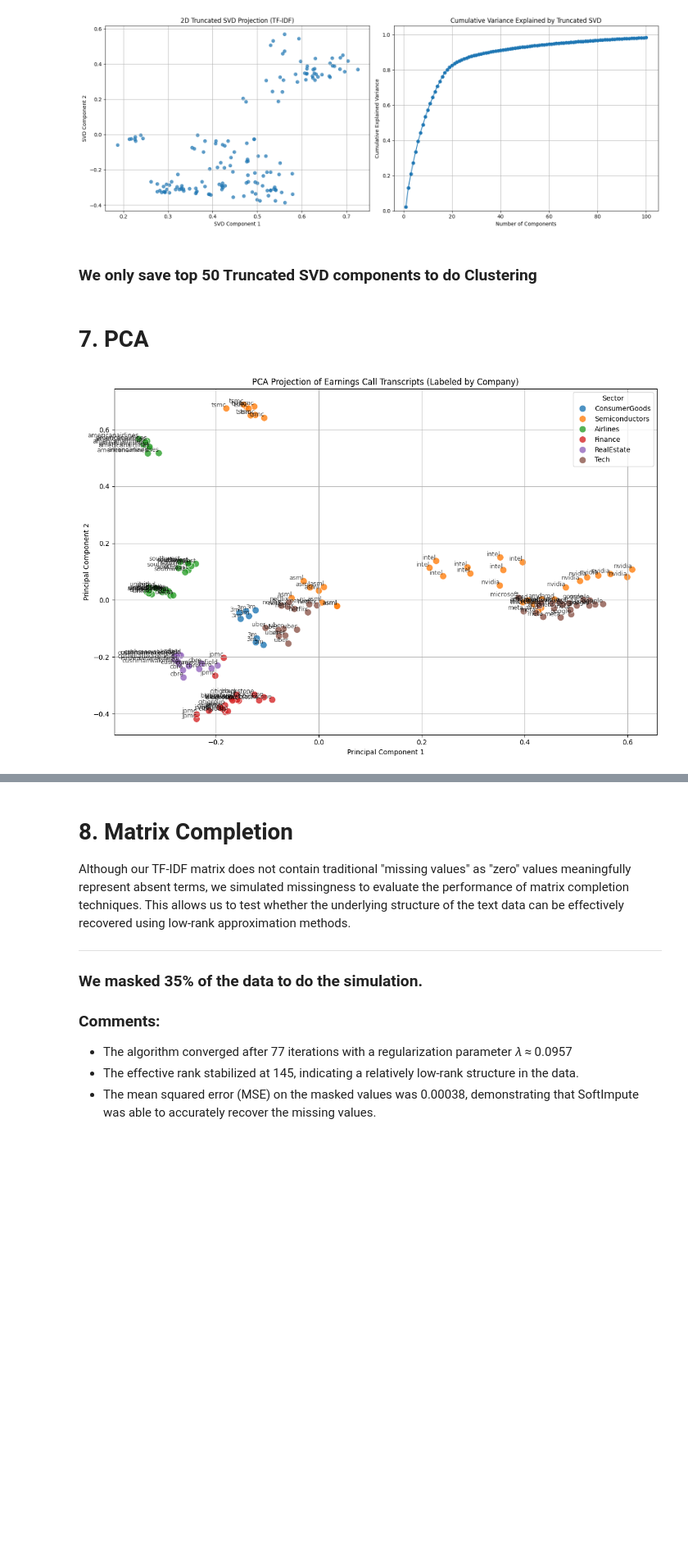
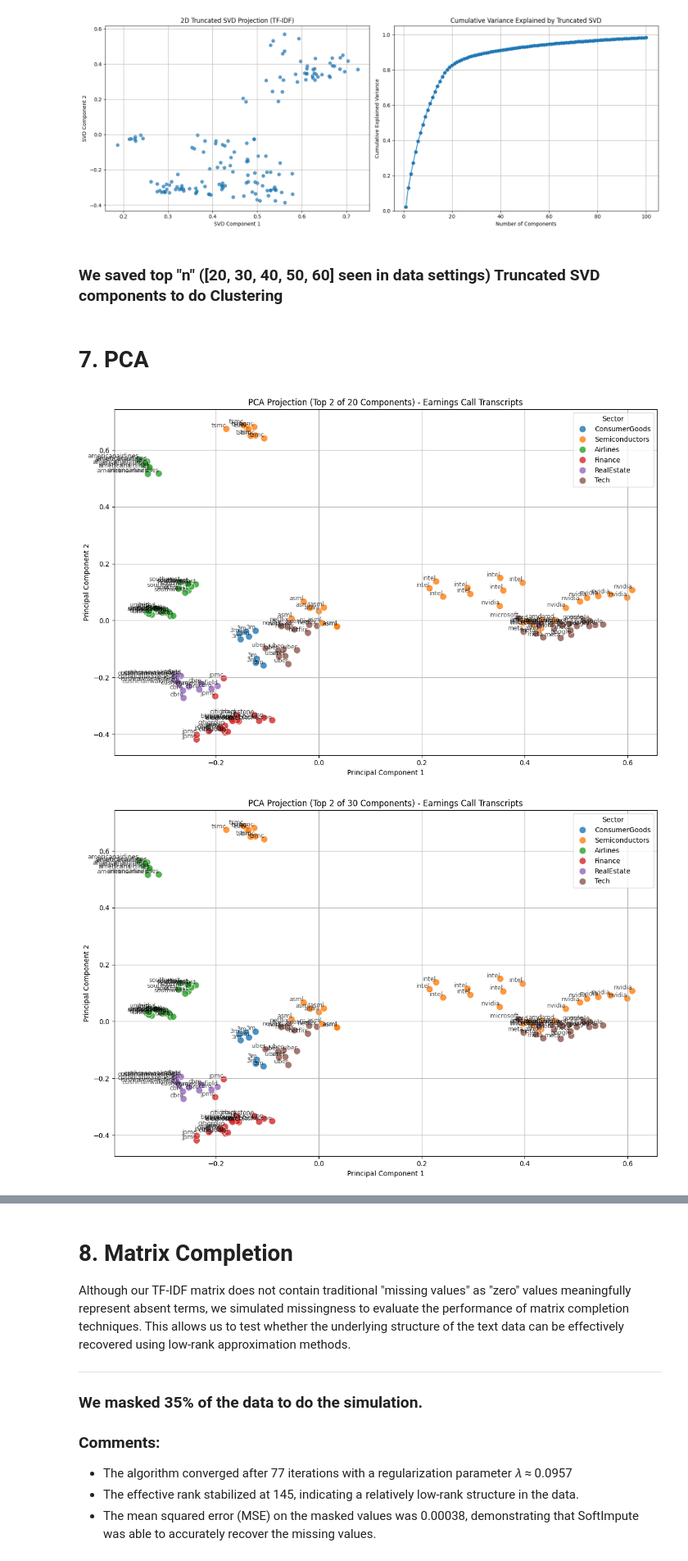
Before and after one commit to sahn1998/EarningsTranscripts-NLP, a Jupyter notebook: notebooks/transcript-1000/data_preprocess_1000_words.ipynb, the cells around one changed output, grey strips where cells are left out. Shown at 82% size. Cells and saved outputs as stored; diff of their text form; code cells hidden in the pictures; blank space fills up the shorter version.

Commit message:
better labels for both clustering and data preprocess

```diff
--- a/notebooks/transcript-1000/data_preprocess_1000_words.ipynb
+++ b/notebooks/transcript-1000/data_preprocess_1000_words.ipynb
@@ -218,7 +218,7 @@ company_to_sector = {
 ### 2.3. Data Settings for variables
 # %%
 NUMBER_OF_WORDS_TO_KEEP = 1000 # Change this to keep more or fewer words
-NUMBER_OF_COMPONENTS = 50 # Default is 50 for 1000 words from our SVD/PCA
+NUMBER_OF_COMPONENTS = [20, 30, 40, 50, 60] # Default is 50 for 1000 words from our SVD/PCA
 
 data_save_file_path = Path(f"./{NUMBER_OF_WORDS_TO_KEEP}-words-kept-data/")
 # %% [markdown]
@@ -264,7 +264,7 @@ def full_preprocess(text):
 # 4. Load Data
 # %%
 # --- Load and process transcript files ---
-base_dir = "../data"
+base_dir = "../../data"
 documents = []
 companies = []
 quarters = []
@@ -430,5 +431,5 @@ plt.show()
 # %% [output]
 [figure]
 # %% [markdown]
-### We only save top 50 Truncated SVD components to do Clustering
+### We saved top "n" ([20, 30, 40, 50, 60] seen in data settings) Truncated SVD components to do Clustering
 # %%
@@ -448,44 +450,46 @@ top_50_df.to_csv(f"{data_save_file_path}/truncated_svd_{NUMBER_OF_COMPONENTS}_co
 # %%
 from sklearn.decomposition import PCA
 import matplotlib.pyplot as plt
 import seaborn as sns
 import pandas as pd
 
 # Reduce to 2 principal components
 np.random.seed(42)
-pca = PCA(n_components=NUMBER_OF_COMPONENTS)
-pca_result = pca.fit_transform(reduced_matrix)
+for n_components in NUMBER_OF_COMPONENTS:
+    # Perform PCA
+    pca = PCA(n_components=n_components)
+    pca_result = pca.fit_transform(reduced_matrix)
 
-# Create DataFrame for plotting
-df_pca = pd.DataFrame({
-    "PC1": pca_result[:, 0],
-    "PC2": pca_result[:, 1],
-    "Company": [c.strip().lower() for c in companies],
-    "Quarter": quarters
-})
-df_pca["Sector"] = df_pca["Company"].map(company_to_sector)
+    # Create DataFrame for 2D visualization
+    df_vis = pd.DataFrame({
+        "PC1": pca_result[:, 0],
+        "PC2": pca_result[:, 1],
+        "Company": [c.strip().lower() for c in companies],
+        "Quarter": quarters
+    })
+    df_vis["Sector"] = df_vis["Company"].map(company_to_sector)
 
-# Plot with Seaborn
-plt.figure(figsize=(12, 8))
-sns.scatterplot(data=df_pca, x="PC1", y="PC2", hue="Sector", palette="tab10", s=100, alpha=0.8)
+    # Create and save full PCA results
+    df_full = pd.DataFrame(pca_result, columns=[f"PC{i+1}" for i in range(n_components)])
+    df_full["Company"] = df_vis["Company"]
+    df_full["Quarter"] = df_vis["Quarter"]
+    df_full["Sector"] = df_vis["Sector"]
+    df_full.to_csv(f"{data_save_file_path}/pca_{n_components}_components.csv", index=False)
 
-# Add company name labels
-for i in range(len(df_pca)):
-    plt.text(
-        df_pca["PC1"][i],
-        df_pca["PC2"][i],
-        df_pca["Company"][i],
-        fontsize=9,
-        ha='right',
-        va='bottom',
-        alpha=0.7
-    )
+    # Plot 2D projection
+    plt.figure(figsize=(12, 8))
+    sns.scatterplot(data=df_vis, x="PC1", y="PC2", hue="Sector", palette="tab10", s=100, alpha=0.8)
 
-plt.title("PCA Projection of Earnings Call Transcripts (Labeled by Company)")
-plt.xlabel("Principal Component 1")
-plt.ylabel("Principal Component 2")
-plt.grid(True)
-plt.tight_layout()
-plt.show()
+    # Annotate each point with company name
+    for idx, row in df_vis.iterrows():
+        plt.text(row["PC1"], row["PC2"], row["Company"], fontsize=9, ha='right', va='bottom', alpha=0.7)
+
+    plt.title(f"PCA Projection (Top 2 of {n_components} Components) - Earnings Call Transcripts")
+    plt.xlabel("Principal Component 1")
+    plt.ylabel("Principal Component 2")
+    plt.grid(True)
+    plt.tight_layout()
+    plt.show()
 # %% [output]
 [figure]
+[figure, added]
```
Also changed, not shown: parts of 8 cells of this notebook, 17 other files.
